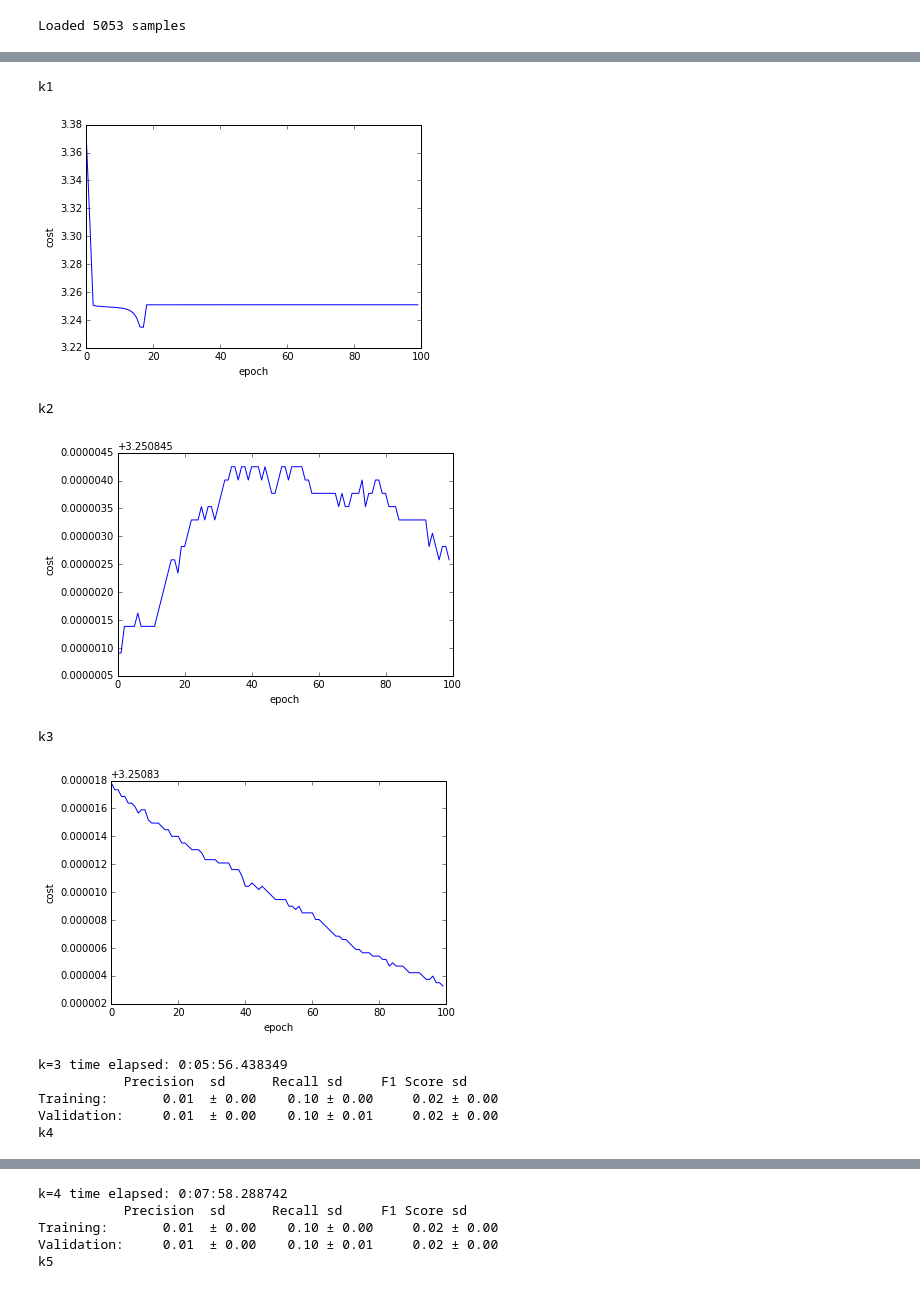
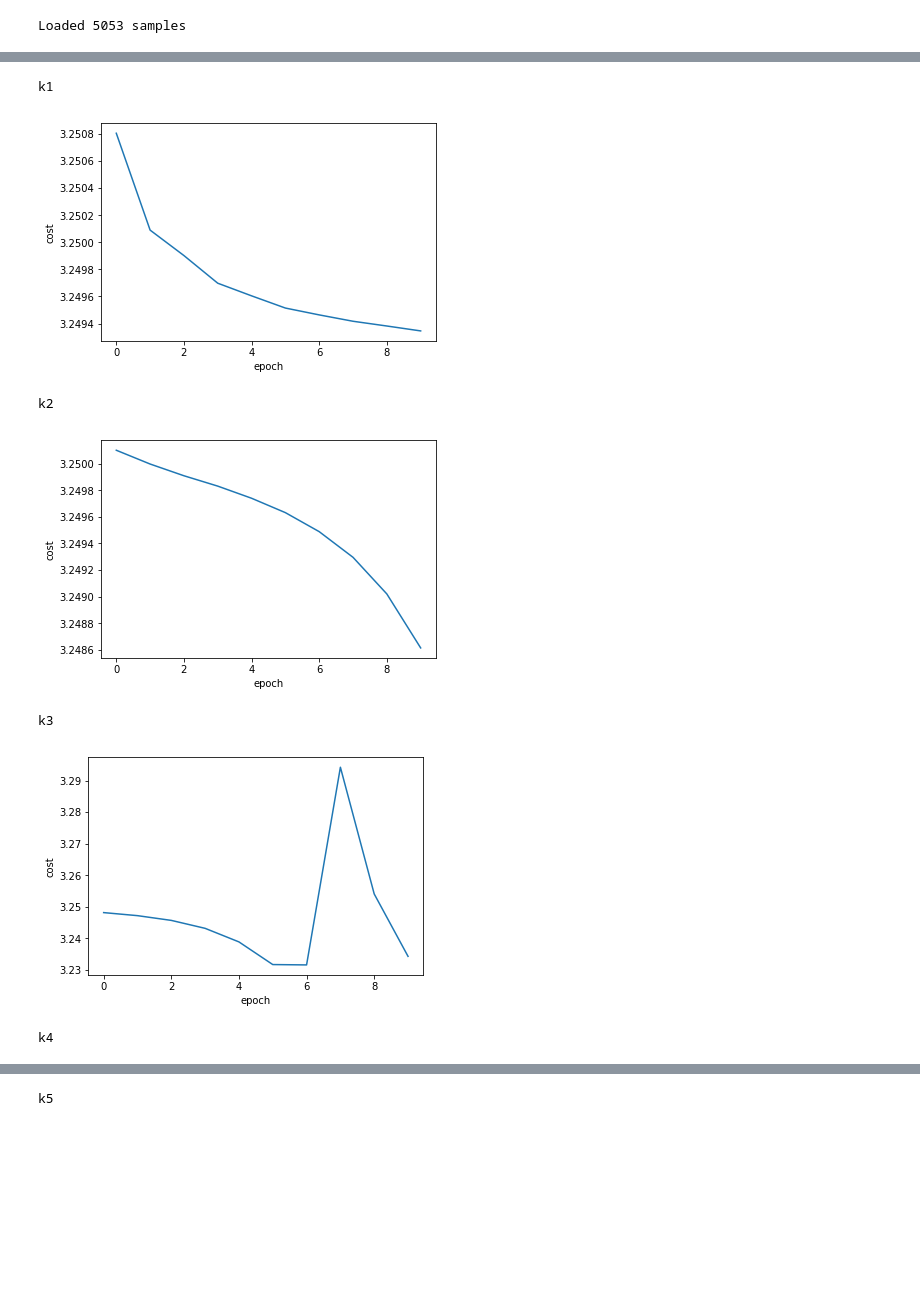
Before and after one commit to rossanez/MO444-2s2017, a Jupyter notebook: Trab02/MO444_2017_Trab02_Grupo05.ipynb, the cells around one changed output, grey strips where cells are left out. Saved outputs shown, nothing was run; the diff lists cells and outputs as text; code cells hidden in the pictures; blank space fills up the shorter version.

```diff
--- a/Trab02/MO444_2017_Trab02_Grupo05.ipynb
+++ b/Trab02/MO444_2017_Trab02_Grupo05.ipynb
@@ -286,7 +303,7 @@ class Neural_Network(object):
         self.session.close()
 # %%
 # Neural Network with a single hidden layer
-nn_single_hl_model = Neural_Network(input_size=len(data_X[0]), output_size=len(classes), hidden_layers=[517], learning_rate=0.01, epochs=100)
+nn_single_hl_model = Neural_Network(input_size=len(data_X[0]), output_size=len(classes), hidden_layers=[30], learning_rate=0.01, epochs=10)
 run_kfold(lambda X, Y, check_gradients: nn_single_hl_model.fit(X, Y, check_gradients), data_Y, data_X, check_gradients=True, report_timeout_seconds=120)
 # %% [output]
 k1
@@ -306,17 +323,13 @@ Validation:     0.18  ± 0.14    0.18 ± 0.08     0.14 ± 0.10
 <__main__.Neural_Network at 0x...>
 # %%
 # Neural Network with two hidden layers
-nn_two_hl_model = Neural_Network(input_size=len(data_X[0]), output_size=len(classes), hidden_layers=[300, 300],  learning_rate=0.01, epochs=100)
+nn_two_hl_model = Neural_Network(input_size=len(data_X[0]), output_size=len(classes), hidden_layers=[30, 30],  learning_rate=0.01, epochs=10)
 run_kfold(lambda X, Y: nn_two_hl_model.fit(X, Y), data_Y, data_X, report_timeout_seconds=120)
 # %% [output]
 k1
-[figure, old version]
+[figure, new version]
 k2
-[figure, old version]
+[figure, new version]
 k3
-[figure, old version]
+[figure, new version]
-k=3 time elapsed: 0:05:56.438349
-           Precision  sd      Recall sd     F1 Score sd
-Training:       0.01  ± 0.00    0.10 ± 0.00     0.02 ± 0.00
-Validation:     0.01  ± 0.00    0.10 ± 0.01     0.02 ± 0.00
 k4
@@ -324,5 +337 @@ k4
-k=4 time elapsed: 0:07:58.288742
-           Precision  sd      Recall sd     F1 Score sd
-Training:       0.01  ± 0.00    0.10 ± 0.00     0.02 ± 0.00
-Validation:     0.01  ± 0.00    0.10 ± 0.01     0.02 ± 0.00
 k5
```
Also changed, not shown: parts of 6 cells of this notebook.
